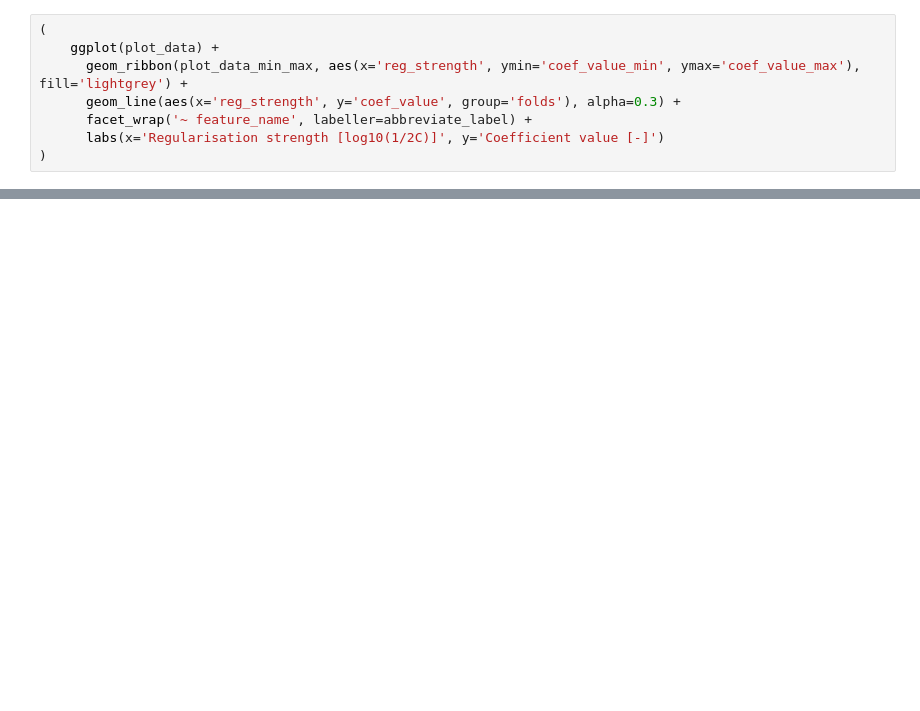
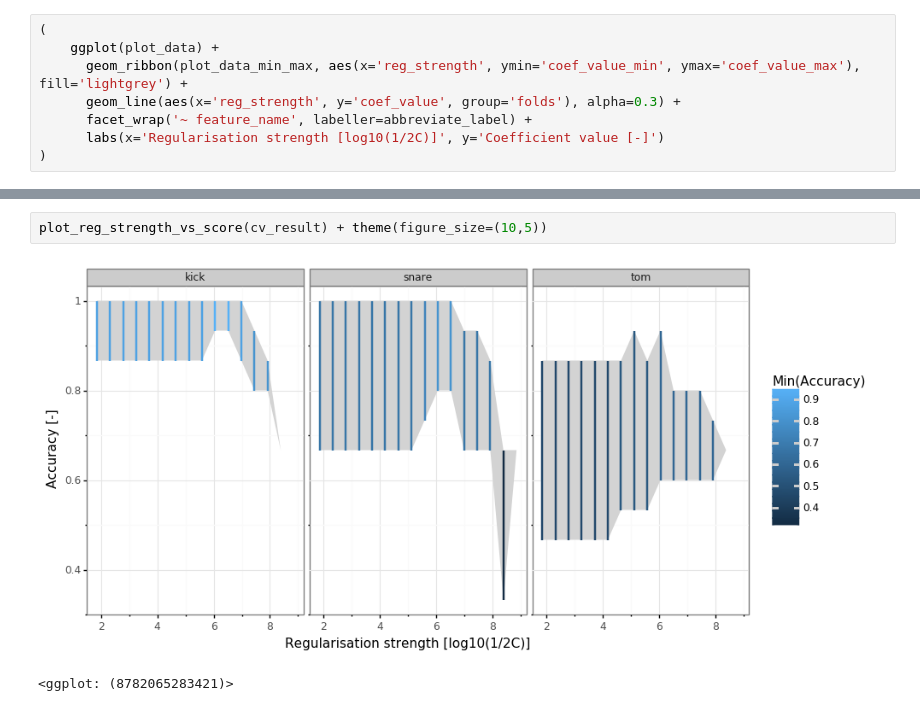
Before and after one commit to PaulHiemstra/lasso_tsfresh_article, a Jupyter notebook: logistic_regression_plots_article.ipynb, the cells around one changed output, grey strips where cells are left out. Saved outputs shown, nothing was run; the diff lists cells and outputs as text; blank space fills up the shorter version.

Commit message:
First draft of plot article done

```diff
--- a/logistic_regression_plots_article.ipynb
+++ b/logistic_regression_plots_article.ipynb
@@ -231,0 +232,5 @@ Note here that I:
+# %%
+plot_reg_strength_vs_score(cv_result) + theme(figure_size=(10,5))
+# %% [output]
+[figure, added]
+<ggplot: (8782065283421)>
```
Also changed, not shown: parts of 36 cells of this notebook, 1 other file.
